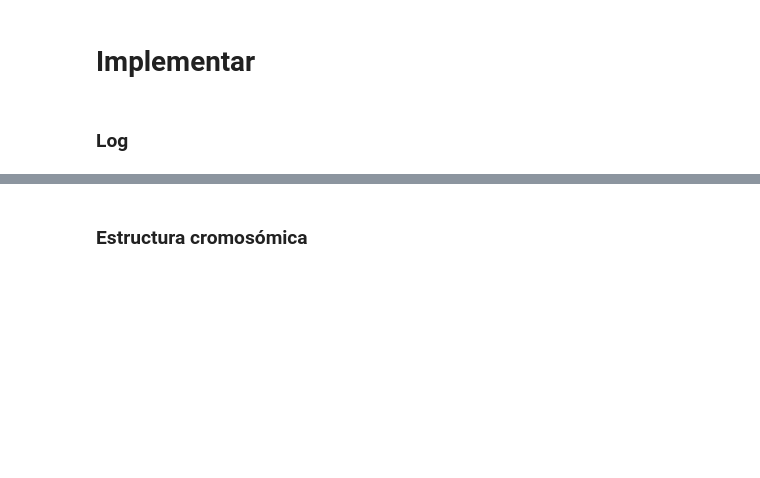
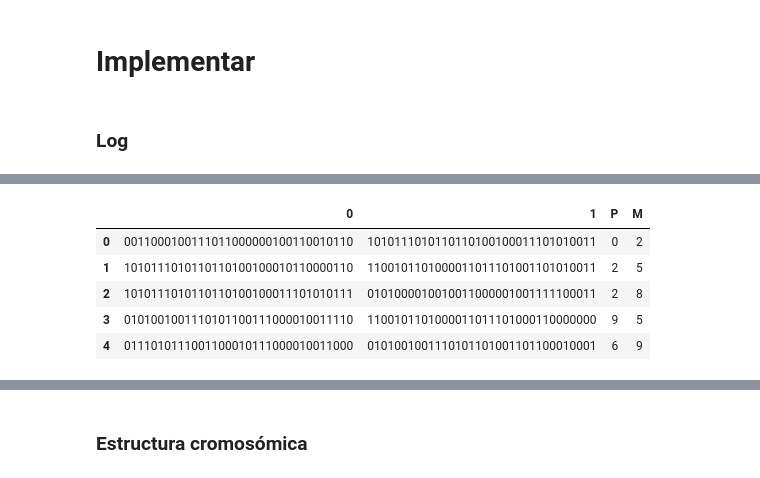
Before and after one commit to JafetMoon/dia-mod6-simple-evolutionary-algorithm, a Jupyter notebook: simple_evolutionary_algorithm.ipynb, the cells around one changed output, grey strips where cells are left out. Drawn from its saved outputs; the diff is of its cells as text; code cells hidden in the pictures; blank space fills up the shorter version.

```diff
--- a/simple_evolutionary_algorithm.ipynb
+++ b/simple_evolutionary_algorithm.ipynb
@@ -51,0 +160,3 @@ def log_generacion(filename, mode='save', **kwargs):
+# %%
+cruza = cruza.reshape(-1,1)
+cruza
@@ -51,0 +188,3 @@ def log_generacion(filename, mode='save', **kwargs):
+# %%
+hijos_redf = pd.DataFrame(cruza.reshape(2,cruza.shape[0]//2)).T
+hijos_redf
@@ -51,0 +213,13 @@ def log_generacion(filename, mode='save', **kwargs):
+# %%
+# Opt 1
+hijos_redf['P'] = padres_df['Padres']['index']
+hijos_redf['M'] = padres_df['Madres']['index']
+# %%
+hijos_redf
+# %% [output]
+|  | 0 | 1 | P | M |
+| 0 | 0011000100111011000000100110010110 | 1010111010110110100100011101010011 | 0 | 2 |
+| 1 | 1010111010110110100100010110000110 | 1100101101000011011101001101010011 | 2 | 5 |
+| 2 | 1010111010110110100100011101010111 | 0101000010010011000001001111100011 | 2 | 8 |
+| 3 | 0101001001110101100111000010011110 | 1100101101000011011101000110000000 | 9 | 5 |
+| 4 | 0111010111001100010111000010011000 | 0101001001110101101001101100010001 | 6 | 9 |
```
Also changed, not shown: parts of 20 cells of this notebook.
